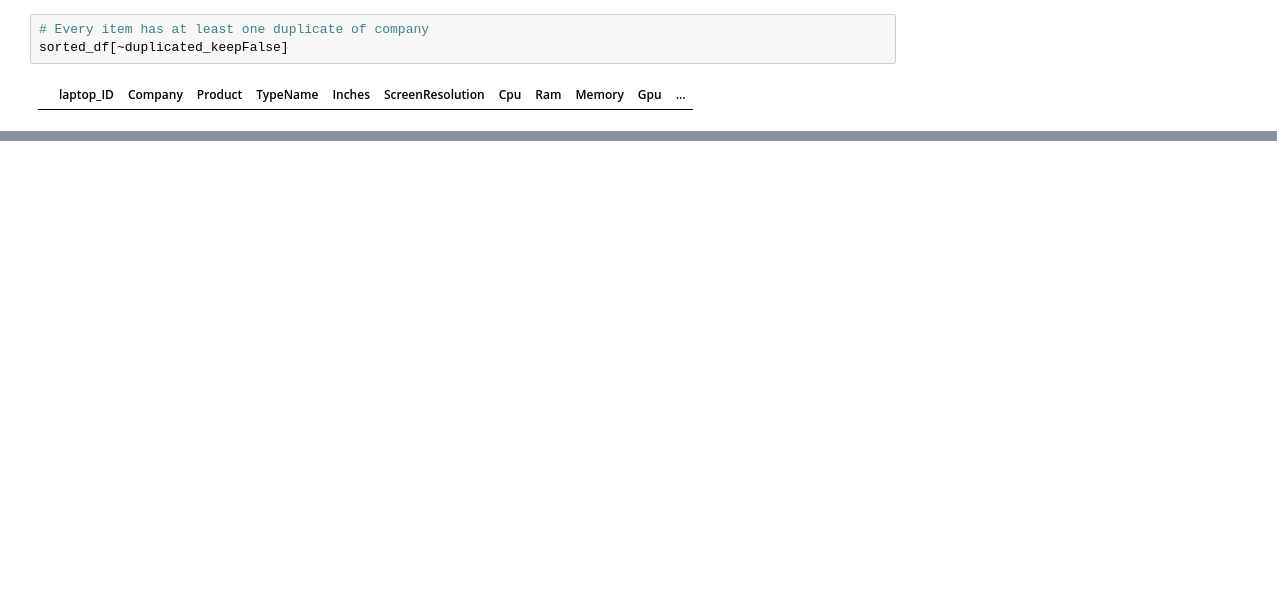
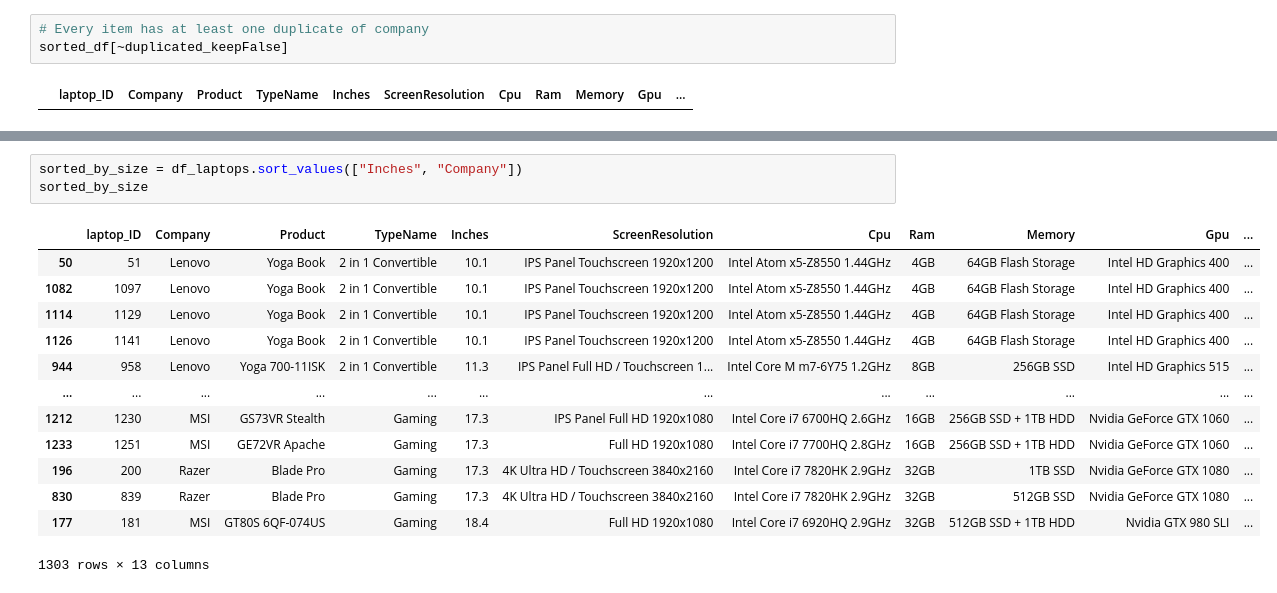
Before and after one commit to Giacomo98DaRe/Python_DataScience, a Jupyter notebook: LessonNotebooks/3. Filtering Data/duplicated_method.ipynb, the cells around one changed output, grey strips where cells are left out. Saved outputs shown, nothing was run; the diff lists cells and outputs as text; blank space fills up the shorter version.

```diff
--- a/LessonNotebooks/3. Filtering Data/duplicated_method.ipynb
+++ b/LessonNotebooks/3. Filtering Data/duplicated_method.ipynb
@@ -139,0 +262,17 @@ sorted_df[~duplicated_keepFalse]
+# %%
+sorted_by_size = df_laptops.sort_values(["Inches", "Company"])
+sorted_by_size
+# %% [output]
+|  | laptop_ID | Company | Product | TypeName | Inches | ScreenResolution | Cpu | Ram | Memory | Gpu | ... |
+| 50 | 51 | Lenovo | Yoga Book | 2 in 1 Convertible | 10.1 | IPS Panel Touchscreen 1920x1200 | Intel Atom x5-Z8550 1.44GHz | 4GB | 64GB Flash Storage | Intel HD Graphics 400 | ... |
+| 1082 | 1097 | Lenovo | Yoga Book | 2 in 1 Convertible | 10.1 | IPS Panel Touchscreen 1920x1200 | Intel Atom x5-Z8550 1.44GHz | 4GB | 64GB Flash Storage | Intel HD Graphics 400 | ... |
+| 1114 | 1129 | Lenovo | Yoga Book | 2 in 1 Convertible | 10.1 | IPS Panel Touchscreen 1920x1200 | Intel Atom x5-Z8550 1.44GHz | 4GB | 64GB Flash Storage | Intel HD Graphics 400 | ... |
+| 1126 | 1141 | Lenovo | Yoga Book | 2 in 1 Convertible | 10.1 | IPS Panel Touchscreen 1920x1200 | Intel Atom x5-Z8550 1.44GHz | 4GB | 64GB Flash Storage | Intel HD Graphics 400 | ... |
+| 944 | 958 | Lenovo | Yoga 700-11ISK | 2 in 1 Convertible | 11.3 | IPS Panel Full HD / Touchscreen 1... | Intel Core M m7-6Y75 1.2GHz | 8GB | 256GB SSD | Intel HD Graphics 515 | ... |
+| ... | ... | ... | ... | ... | ... | ... | ... | ... | ... | ... | ... |
+| 1212 | 1230 | MSI | GS73VR Stealth | Gaming | 17.3 | IPS Panel Full HD 1920x1080 | Intel Core i7 6700HQ 2.6GHz | 16GB | 256GB SSD + 1TB HDD | Nvidia GeForce GTX 1060 | ... |
+| 1233 | 1251 | MSI | GE72VR Apache | Gaming | 17.3 | Full HD 1920x1080 | Intel Core i7 7700HQ 2.8GHz | 16GB | 256GB SSD + 1TB HDD | Nvidia GeForce GTX 1060 | ... |
+| 196 | 200 | Razer | Blade Pro | Gaming | 17.3 | 4K Ultra HD / Touchscreen 3840x2160 | Intel Core i7 7820HK 2.9GHz | 32GB | 1TB SSD | Nvidia GeForce GTX 1080 | ... |
+| 830 | 839 | Razer | Blade Pro | Gaming | 17.3 | 4K Ultra HD / Touchscreen 3840x2160 | Intel Core i7 7820HK 2.9GHz | 32GB | 512GB SSD | Nvidia GeForce GTX 1080 | ... |
+| 177 | 181 | MSI | GT80S 6QF-074US | Gaming | 18.4 | Full HD 1920x1080 | Intel Core i7 6920HQ 2.9GHz | 32GB | 512GB SSD + 1TB HDD | Nvidia GTX 980 SLI | ... |
+1303 rows × 13 columns
```
Also changed, not shown: parts of 21 cells of this notebook.
